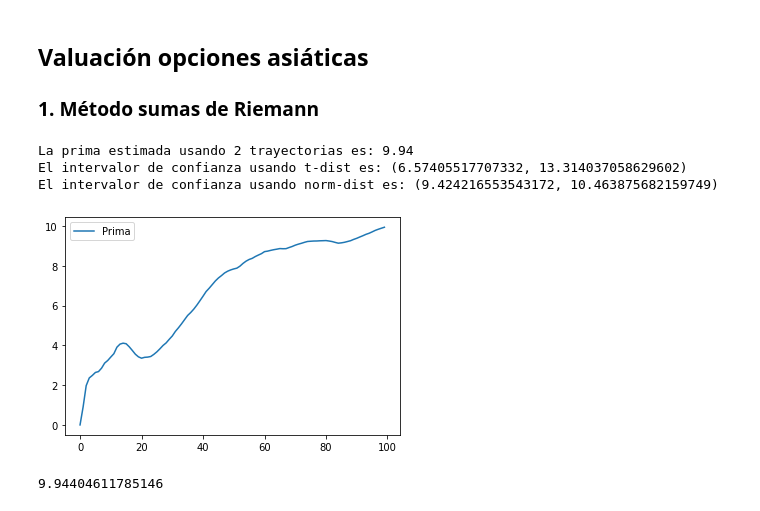
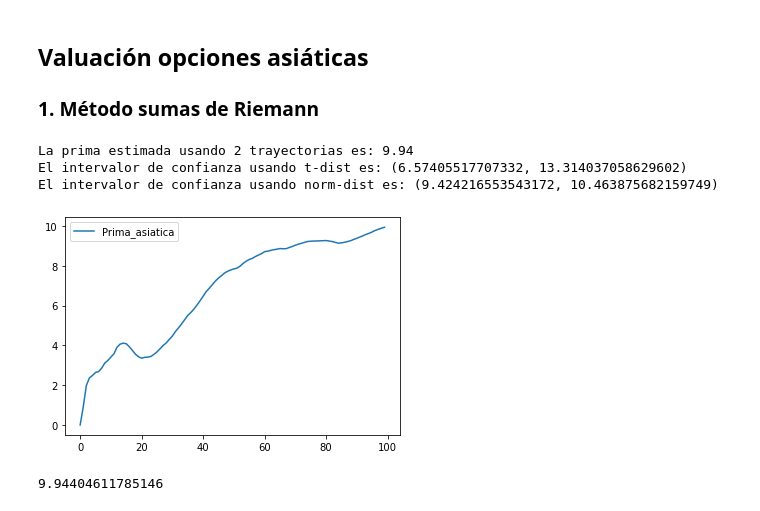
Before and after one commit to Miriam1999/SPF-2021-I, a Jupyter notebook: TEMA-3/Clase23_ValuacionOpcionesAsiaticas.ipynb, the cells around one changed output. Drawn from its saved outputs; the diff is of its cells as text; code cells hidden in the pictures.

```diff
--- a/TEMA-3/Clase23_ValuacionOpcionesAsiaticas.ipynb
+++ b/TEMA-3/Clase23_ValuacionOpcionesAsiaticas.ipynb
@@ -209,10 +229,15 @@ prices
 100 rows × 2 columns
 # %%
 # Graficamos los precios simulados
-plt.plot(t,St,label='precios')
+ax = prices.plot(label='precios originales')#plt.plot(t,St,label='precios')
 
 # Explorar el funcionamiento de la función expanding y rolling para ver cómo calcular el promedio
 # y graficar sus diferencias
-Average_t =
-Average_t_roll =
+Average_t = prices.expanding(1, axis=0).mean()
+Average_t_roll = prices.rolling(window=20).mean()
+
+Average_t.plot(ax=ax)
+
+Average_t_roll.plot(ax=ax)
+plt.legend()
 # %% [output]
@@ -266,31 +292,32 @@ pan.expanding(1,axis=0).mean()
 # %%
 #### Sumas de Riemann
 # Strike
-strike =
+strike = K
 
 # Tiempo de cierre del contrato
 T = 1
 
 # Valuación de la opción
-call =
+call = pd.DataFrame({'Prima_asiatica':
+                    np.exp(-r*T) * np.fmax(Average_t - strike, 0).mean(axis=1)}, index=t)
 
 call.plot()
-print('La prima estimada usando %i trayectorias es: %2.2f'%(NbTraj,call.iloc[-1].Prima))
+print('La prima estimada usando %i trayectorias es: %2.2f'%(NbTraj,call.iloc[-1].Prima_asiatica))
 
 # intervalos de confianza
 confianza = 0.95
-sigma_est =
-mean_est =
-i1 = st.t.interval()
-i2 = st.norm.interval()
+sigma_est = call.sem().Prima_asiatica
+mean_est = call.iloc[-1].Prima_asiatica
+i1 = st.t.interval(confianza, NbTraj - 1, loc=mean_est, scale=sigma_est)
+i2 = st.norm.interval(confianza, loc=mean_est, scale=sigma_est)
 
 print('El intervalor de confianza usando t-dist es:', i1)
 print('El intervalor de confianza usando norm-dist es:', i2)
 # %% [output]
 La prima estimada usando 2 trayectorias es: 9.94
 El intervalor de confianza usando t-dist es: (6.57405517707332, 13.314037058629602)
 El intervalor de confianza usando norm-dist es: (9.424216553543172, 10.463875682159749)
-[figure, old version]
+[figure, new version]
 # %%
 call.iloc[-1].Prima
 # %% [output]
```
Also changed, not shown: parts of 6 cells of this notebook, 1 other file.
